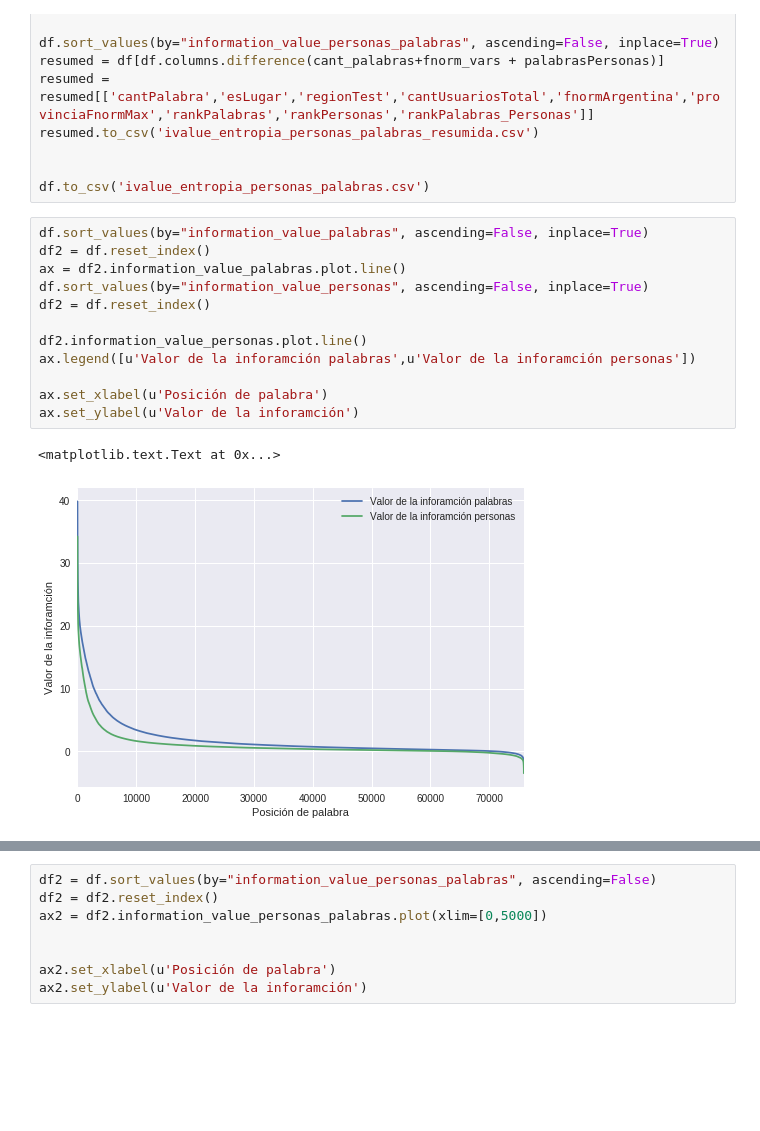
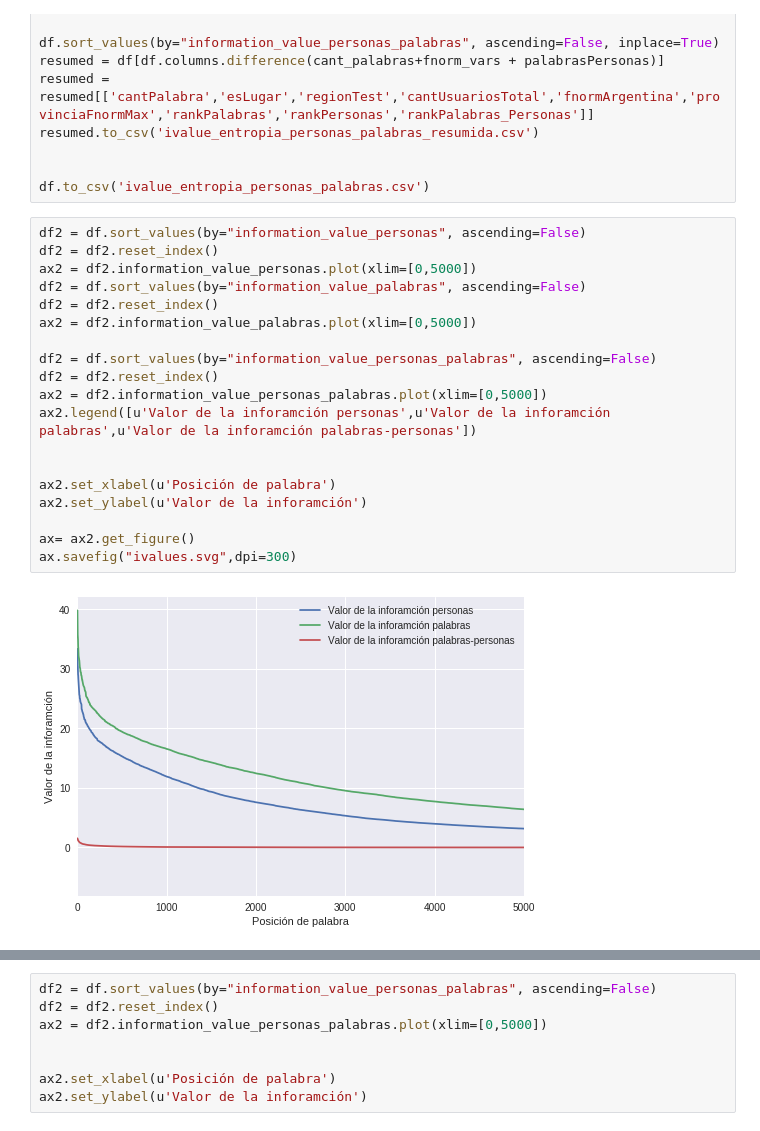
Before and after one commit to daleman/tesis, a Jupyter notebook: notebooks/info.ipynb, the cells around one changed output, grey strips where cells are left out. Drawn from its saved outputs; the diff is of its cells as text; blank space fills up the shorter version.

```diff
--- a/notebooks/info.ipynb
+++ b/notebooks/info.ipynb
@@ -343,17 +338,23 @@ resumed.to_csv('ivalue_entropia_personas_palabras_resumida.csv')
 
 df.to_csv('ivalue_entropia_personas_palabras.csv')
 # %%
-df.sort_values(by="information_value_palabras", ascending=False, inplace=True)
-df2 = df.reset_index()
-ax = df2.information_value_palabras.plot.line()
-df.sort_values(by="information_value_personas", ascending=False, inplace=True)
-df2 = df.reset_index()
+df2 = df.sort_values(by="information_value_personas", ascending=False)
+df2 = df2.reset_index()
+ax2 = df2.information_value_personas.plot(xlim=[0,5000])
+df2 = df.sort_values(by="information_value_palabras", ascending=False)
+df2 = df2.reset_index()
+ax2 = df2.information_value_palabras.plot(xlim=[0,5000])
 
-df2.information_value_personas.plot.line()
-ax.legend([u'Valor de la inforamción palabras',u'Valor de la inforamción personas'])
+df2 = df.sort_values(by="information_value_personas_palabras", ascending=False)
+df2 = df2.reset_index()
+ax2 = df2.information_value_personas_palabras.plot(xlim=[0,5000])
+ax2.legend([u'Valor de la inforamción personas',u'Valor de la inforamción palabras',u'Valor de la inforamción palabras-personas'])
 
-ax.set_xlabel(u'Posición de palabra')
-ax.set_ylabel(u'Valor de la inforamción')
+
+ax2.set_xlabel(u'Posición de palabra')
+ax2.set_ylabel(u'Valor de la inforamción')
+
+ax= ax2.get_figure()
+ax.savefig("ivalues.svg",dpi=300)
 # %% [output]
-<matplotlib.text.Text at 0x...>
-[figure, old version]
+[figure, new version]
```
Also changed, not shown: parts of 25 cells of this notebook, 14 other files.
